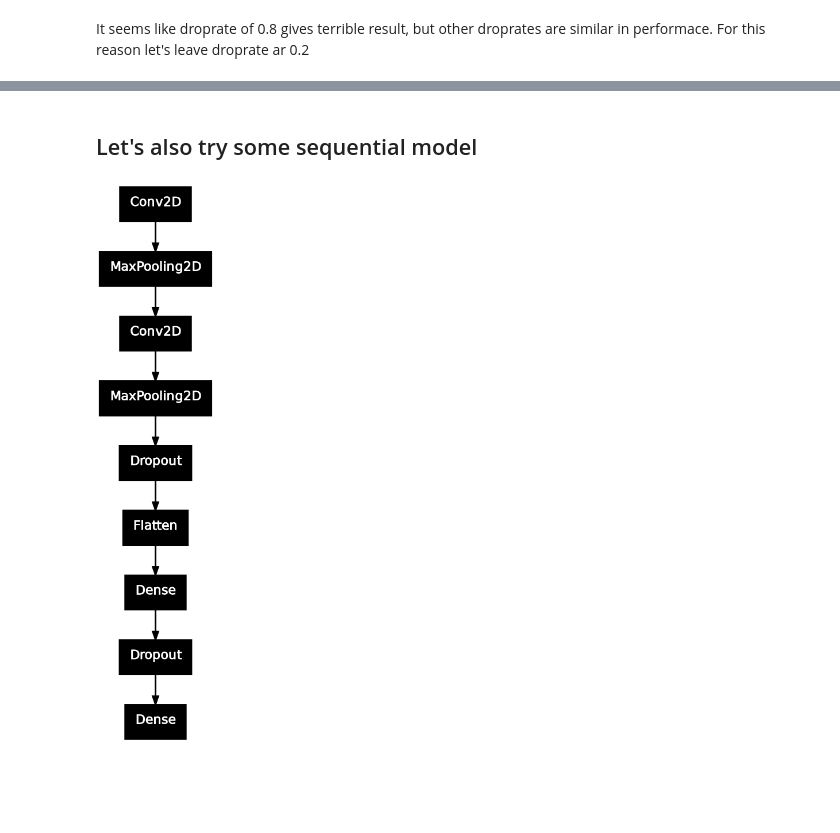
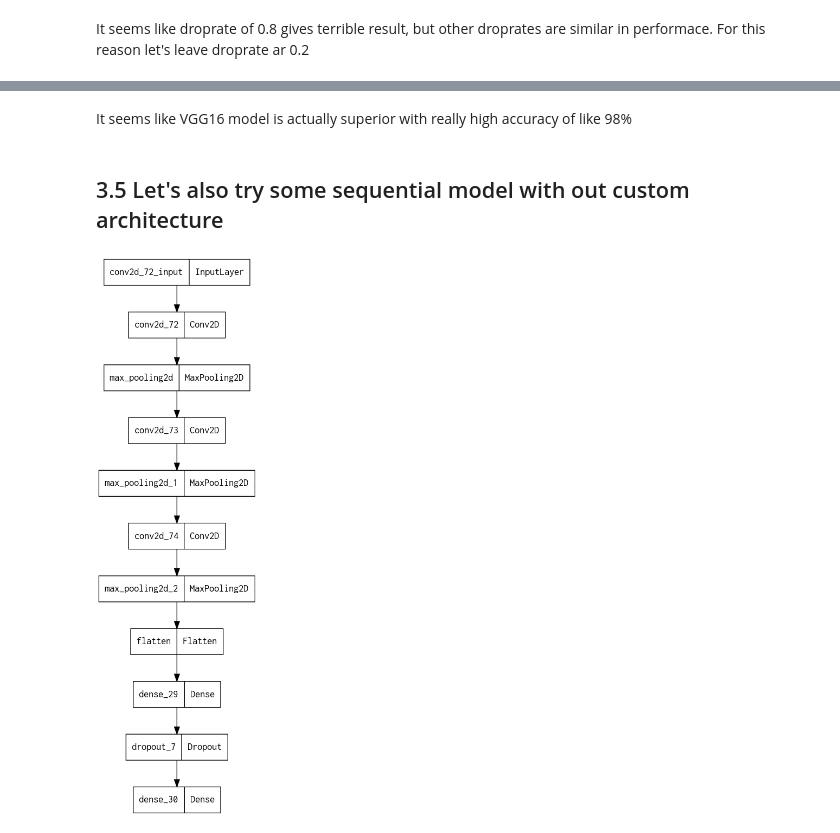
Before and after one commit to Stayermax/MLzoomcamp_capstone_project, a Jupyter notebook: notebook.ipynb, the cells around one changed output, grey strips where cells are left out. Saved outputs shown, nothing was run; the diff lists cells and outputs as text; code cells hidden in the pictures; blank space fills up the shorter version.

```diff
--- a/notebook.ipynb
+++ b/notebook.ipynb
@@ -708,0 +866,2 @@ def make_model_3(learning_rate=0.1, inner_layer_size=100, droprate=0.2):
+# %%
+model = make_model_3(input_shape=(150, 150, 3), learning_rate=0.01, inner_layer_size=200, droprate=0.0)
@@ -709,41 +899,41 @@ def make_model_3(learning_rate=0.1, inner_layer_size=100, droprate=0.2):
+# %% [markdown]
+It seems like VGG16 model is actually superior with really high accuracy of like 98%
 # %% [markdown]
-## Let's also try some sequential model
+## 3.5 Let's also try some sequential model with out custom architecture
 # %%
-def make_model_seq(learning_rate=0.1, droprate=0.25):
+def make_model_seq_1(input_shape=(150, 150, 3), learning_rate=0.1, droprate=0.25):
     model = keras.Sequential()
     # inputs = keras.Input(shape=(input_size, input_size, 3))
 
-    model.add(keras.layers.Conv2D(filters=64, kernel_size=(7,7), activation='relu', input_shape=(150, 150, 3)))
-    model.add(keras.layers.MaxPool2D(pool_size=(2, 2)))
-    model.add(keras.layers.Conv2D(filters=128, kernel_size=(5, 5), activation='relu'))
-    model.add(keras.layers.MaxPool2D(pool_size=(2, 2)))
-    model.add(keras.layers.Dropout(rate=droprate))
-    model.add(keras.layers.Flatten())
-    model.add(keras.layers.Dense(200, activation='relu'))
-    model.add(keras.layers.Dropout(rate=droprate))
-    model.add(keras.layers.Dense(8, activation='softmax'))
+    model.add(layers.Conv2D(filters=16, kernel_size=(3,3), activation='relu', input_shape=input_shape))
+    model.add(layers.MaxPool2D(pool_size=(2, 2)))
+    model.add(layers.Conv2D(filters=32, kernel_size=(3, 3), activation='relu'))
+    model.add(layers.MaxPool2D(pool_size=(2, 2)))
+    model.add(layers.Conv2D(filters=64, kernel_size=(3, 3), activation='relu'))
+    model.add(layers.MaxPool2D(pool_size=(2, 2)))
+    model.add(layers.Flatten())
+    model.add(layers.Dense(200, activation='relu'))
+    model.add(layers.Dropout(rate=droprate))
+    model.add(layers.Dense(8, activation='softmax'))
 
     # optimizer = keras.optimizers.Adam(learning_rate=learning_rate)
-
     # loss = tf.keras.losses.CategoricalCrossentropy(from_logits=False)
+    # model.compile(
+    #     optimizer=optimizer,
+    #     loss=loss,
+    #     metrics=['accuracy']
+    # )
 
     model.compile(
         loss='categorical_crossentropy',
         optimizer='adam',
         metrics=['accuracy']
     )
-
-    # model.compile(
-    #     optimizer=optimizer,
-    #     loss=loss,
-    #     metrics=['accuracy']
-    # )
-
     return model
 # %%
-model = make_model_seq(learning_rate=0.1, droprate=0.25)
+seq_model = make_model_seq_1(input_shape=(150, 150, 3), learning_rate=0.01, droprate=0.2)
 # %%
-keras.utils.plot_model(model)
+keras.utils.plot_model(seq_model)
 # %% [output]
-[figure, old version]
+[figure, new version]
 # %%
```
Also changed, not shown: parts of 98 cells of this notebook, 3 other files.
